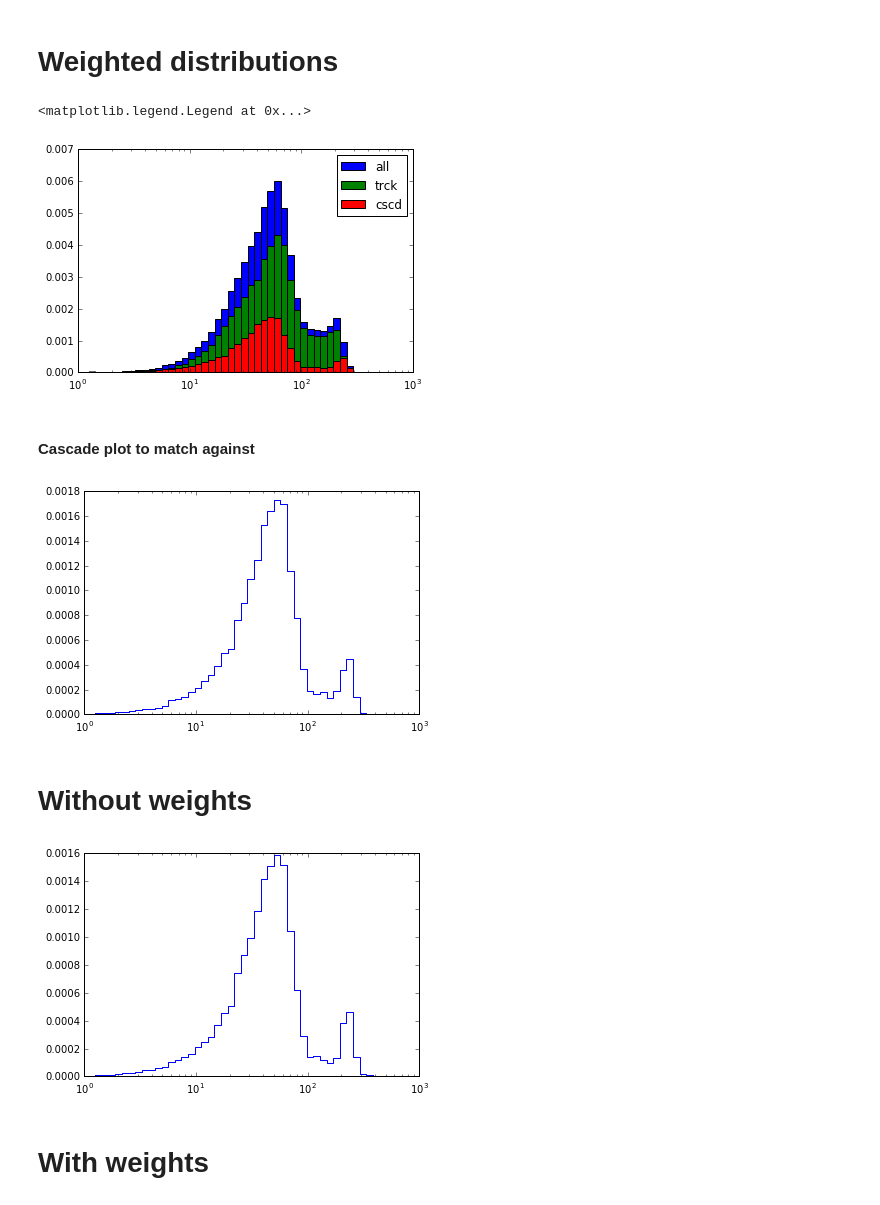
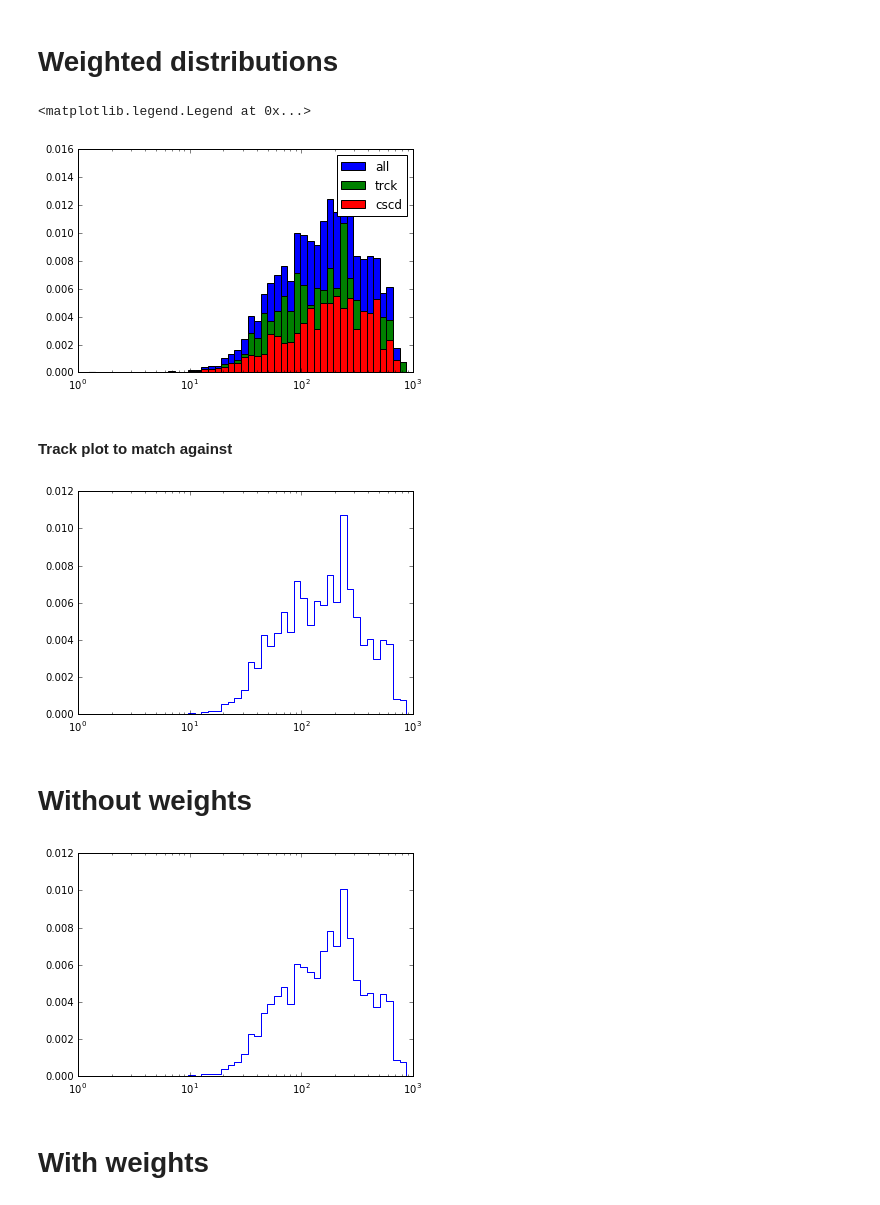
Before and after one commit to ShiveshM/hello-world, a Jupyter notebook: PID_weighting_tests.ipynb, the cells around one changed output. Drawn from its saved outputs; the diff is of its cells as text; code cells hidden in the pictures.

```diff
--- a/PID_weighting_tests.ipynb
+++ b/PID_weighting_tests.ipynb
@@ -11,3 +8,5 @@ f = h5py.File('../../pisa/resources/events/pingu_v39/events__pingu__v39__runs_62
+# %%
+f = h5py.File('/users/mandalia/programs/pisa/pisa/resources/events/DC/2015/mdunkman/1XXXX/Joined/DC_MSU_1X585_joined_nu_nubar_events_mc.hdf5')
 # %%
 for name in f.iterkeys():
     print name
@@ -35,4 +40,4 @@ print e_numu, pid_numu, wei_numu
 # %%
-track_mask = (pid_numu > 0.55)
+track_mask = (pid_numu > 3)
 print track_mask
 # %% [output]
@@ -63,16 +69,16 @@ if logx: plt.semilogx()
 plt.legend()
 # %% [output]
 <matplotlib.legend.Legend at 0x...>
-[figure, old version]
+[figure, new version]
 # %% [markdown]
-#### Cascade plot to match against
+#### Track plot to match against
 # %%
-diff = n_a-n_t
+diff = n_a-n_c
 diff = np.concatenate(([diff[0]], diff))
 plt.plot(bins, diff, drawstyle='steps-pre')
 if logx: plt.semilogx()
 # %% [output]
-[figure, old version]
+[figure, new version]
 # %% [markdown]
 # Without weights
 # %%
@@ -83,12 +89,12 @@ cscd_hist, bin_edges = np.histogram(e_numu_cscd, bins=bins)
 prob_trans_trck = np.ma.masked_invalid(trck_hist / (trck_hist.astype(float)+cscd_hist))
 prob_trans_cscd = np.ma.masked_invalid(cscd_hist / (trck_hist.astype(float)+cscd_hist))
 # %%
-trck_map = n_a*prob_trans_cscd
+trck_map = n_a*prob_trans_trck
 trck_map = np.concatenate(([trck_map[0]], trck_map))
 plt.plot(bins, trck_map, drawstyle='steps-pre')
 if logx: plt.semilogx()
 # %% [output]
-[figure, old version]
+[figure, new version]
 # %% [markdown]
 # With weights
 # %%
```
Also changed, not shown: parts of 7 cells of this notebook.
